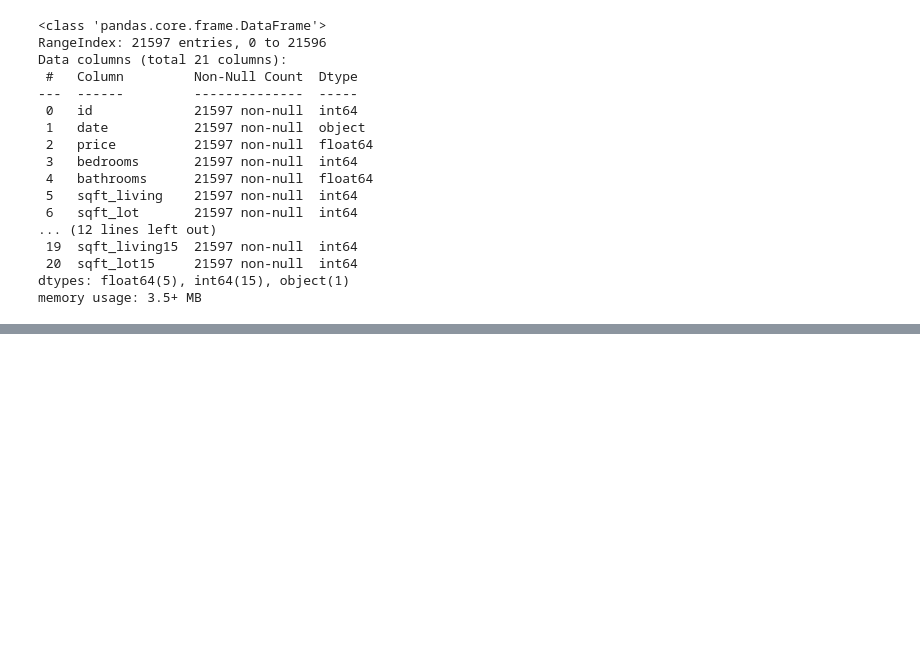
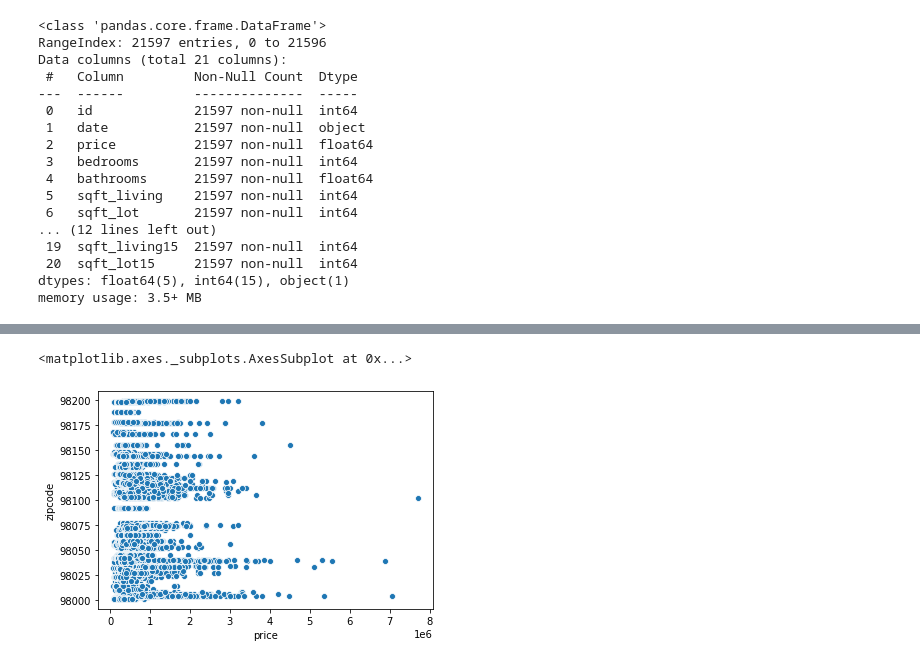
Before and after one commit to Ralph009/DEEP-LEARNING-PRACTISE, a Jupyter notebook: Deep Learning for Linear Reg_Practise.ipynb, the cells around one changed output, grey strips where cells are left out. Saved outputs shown, nothing was run; the diff lists cells and outputs as text; code cells hidden in the pictures; blank space fills up the shorter version.

```diff
--- a/Deep Learning for Linear Reg_Practise.ipynb
+++ b/Deep Learning for Linear Reg_Practise.ipynb
@@ -65,0 +106,5 @@ df.describe()
+# %%
+sns.scatterplot(df['price'],df['zipcode'])
+# %% [output]
+<matplotlib.axes._subplots.AxesSubplot at 0x...>
+[figure, added]
```
Also changed, not shown: parts of 55 cells of this notebook.
